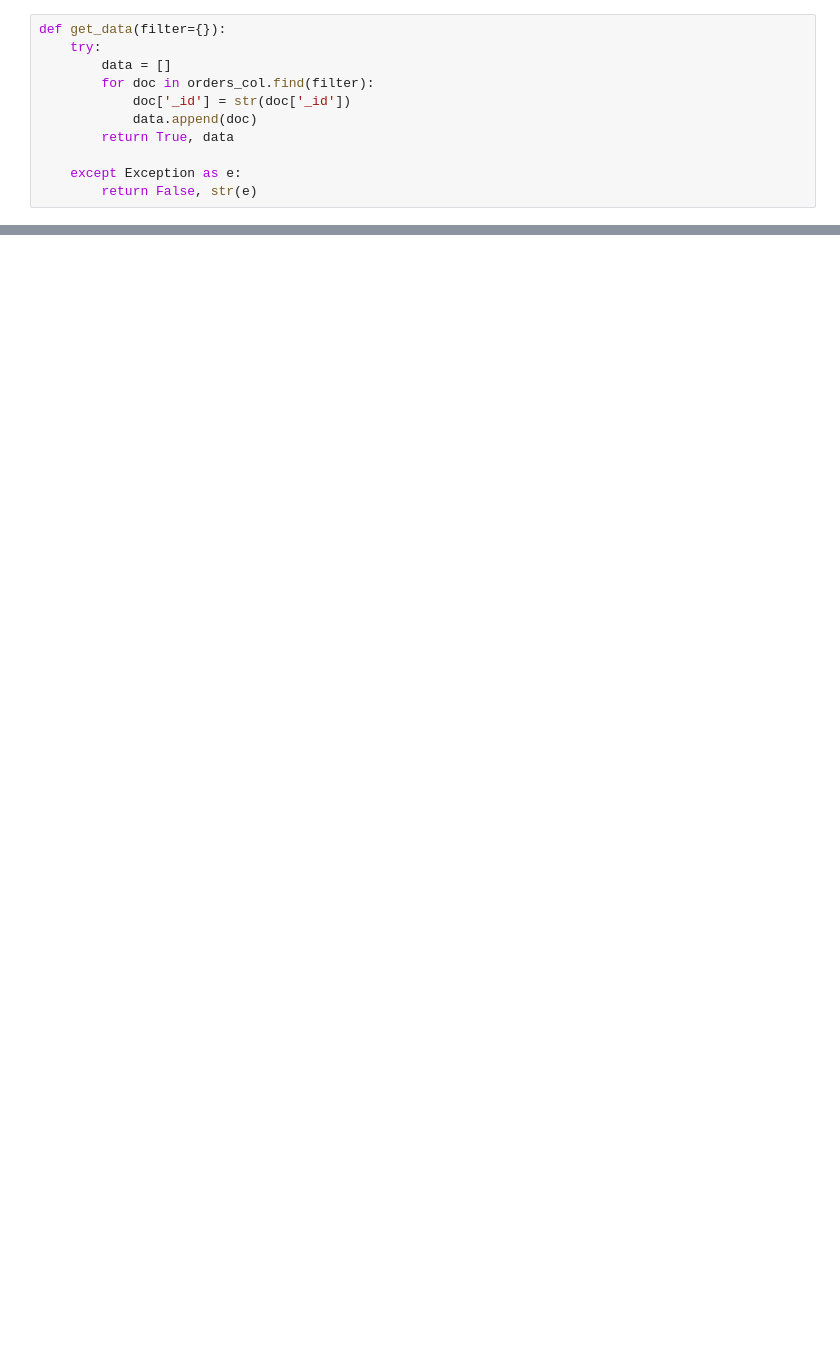
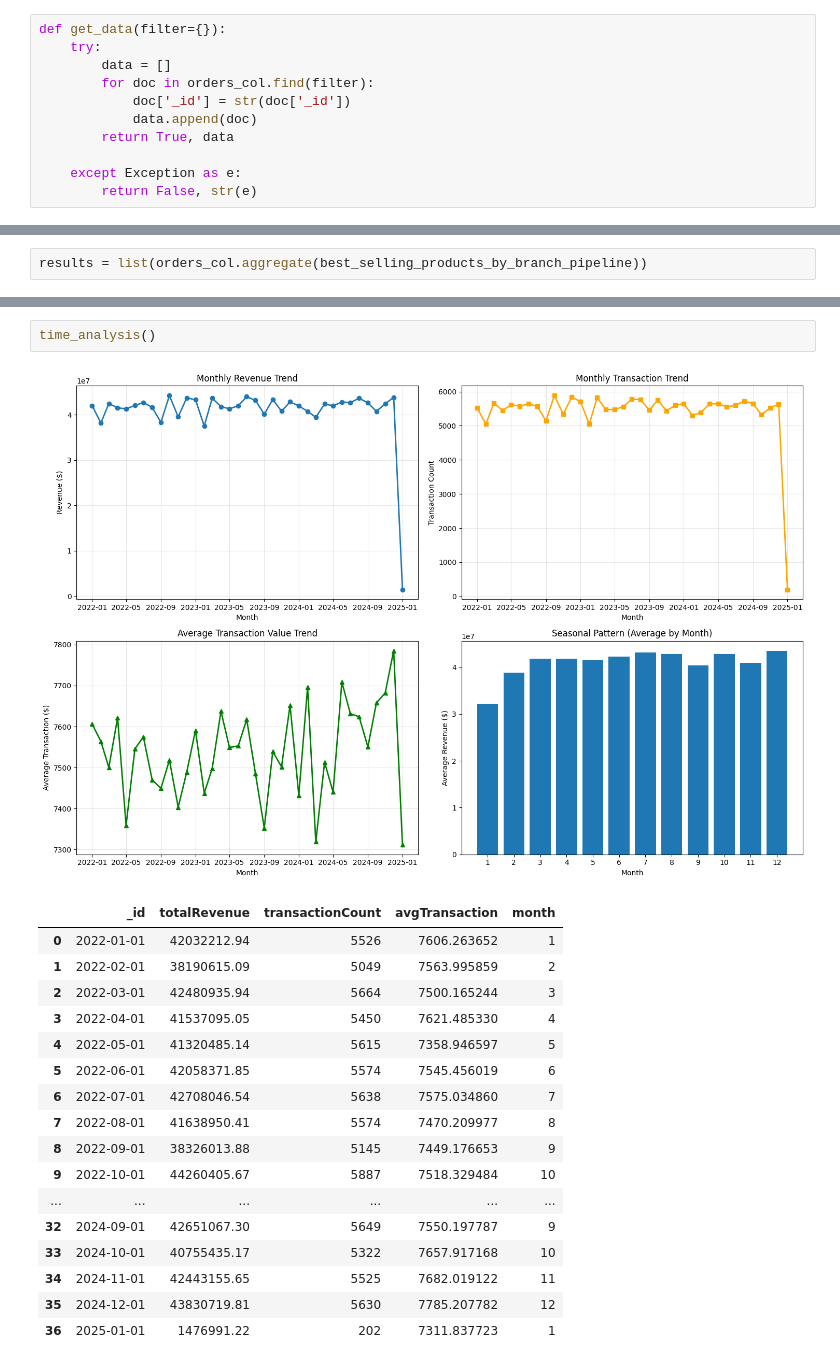
Before and after one commit to mohamed21-finite/AMIT_AI97, a Jupyter notebook: src/python/project_workshop/analysis.ipynb, the cells around one changed output, grey strips where cells are left out. Saved outputs shown, nothing was run; the diff lists cells and outputs as text; blank space fills up the shorter version.

```diff
--- a/src/python/project_workshop/analysis.ipynb
+++ b/src/python/project_workshop/analysis.ipynb
@@ -76,0 +233,2 @@ plt.show()
+# %%
+results = list(orders_col.aggregate(best_selling_products_by_branch_pipeline))
@@ -76,0 +380,21 @@ plt.show()
+# %%
+time_analysis()
+# %% [output]
+[figure, added]
+|  | _id | totalRevenue | transactionCount | avgTransaction | month |
+| 0 | 2022-01-01 | 42032212.94 | 5526 | 7606.263652 | 1 |
+| 1 | 2022-02-01 | 38190615.09 | 5049 | 7563.995859 | 2 |
+| 2 | 2022-03-01 | 42480935.94 | 5664 | 7500.165244 | 3 |
+| 3 | 2022-04-01 | 41537095.05 | 5450 | 7621.485330 | 4 |
+| 4 | 2022-05-01 | 41320485.14 | 5615 | 7358.946597 | 5 |
+| 5 | 2022-06-01 | 42058371.85 | 5574 | 7545.456019 | 6 |
+| 6 | 2022-07-01 | 42708046.54 | 5638 | 7575.034860 | 7 |
+| 7 | 2022-08-01 | 41638950.41 | 5574 | 7470.209977 | 8 |
+| 8 | 2022-09-01 | 38326013.88 | 5145 | 7449.176653 | 9 |
+| 9 | 2022-10-01 | 44260405.67 | 5887 | 7518.329484 | 10 |
+| ... | ... | ... | ... | ... | ... |
+| 32 | 2024-09-01 | 42651067.30 | 5649 | 7550.197787 | 9 |
+| 33 | 2024-10-01 | 40755435.17 | 5322 | 7657.917168 | 10 |
+| 34 | 2024-11-01 | 42443155.65 | 5525 | 7682.019122 | 11 |
+| 35 | 2024-12-01 | 43830719.81 | 5630 | 7785.207782 | 12 |
+| 36 | 2025-01-01 | 1476991.22 | 202 | 7311.837723 | 1 |
```
Also changed, not shown: parts of 14 cells of this notebook, 3 other files.
